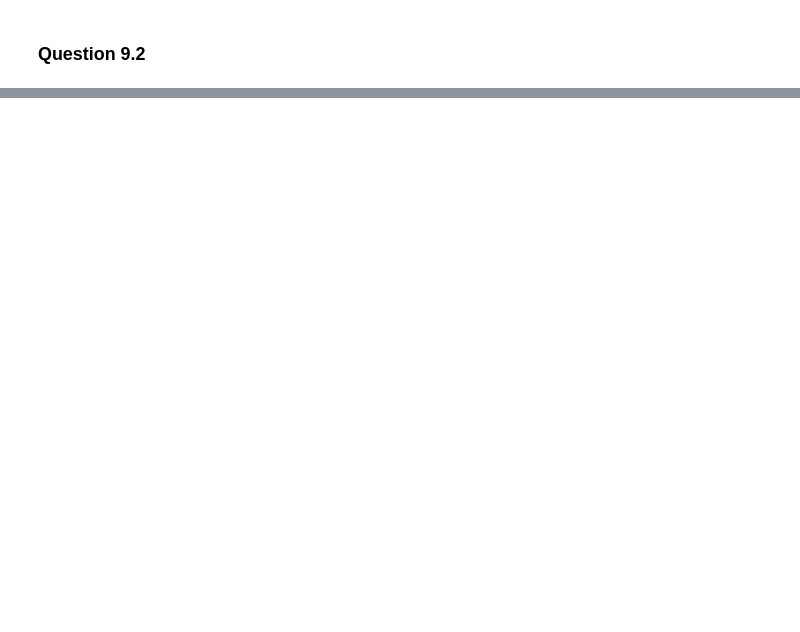
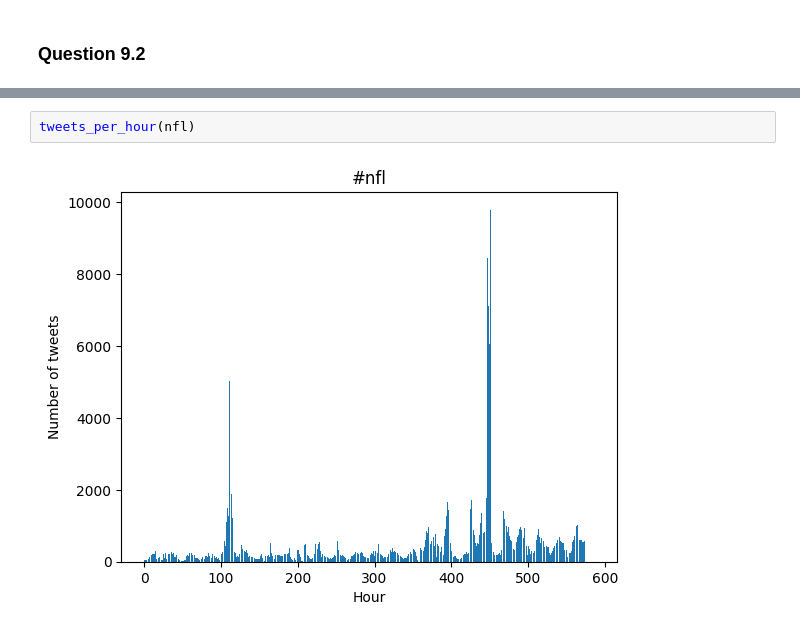
Before and after one commit to stswee/ECE219, a Jupyter notebook: Project_4/ECE219_Project_4_Part_2.ipynb, the cells around one changed output, grey strips where cells are left out. Drawn from its saved outputs; the diff is of its cells as text; blank space fills up the shorter version.

```diff
--- a/Project_4/ECE219_Project_4_Part_2.ipynb
+++ b/Project_4/ECE219_Project_4_Part_2.ipynb
@@ -88,0 +138,4 @@ tweets_per_hour('tweets_#gopatriots.txt')
+# %%
+tweets_per_hour(nfl)
+# %% [output]
+[figure, added]
```
Also changed, not shown: parts of 11 cells of this notebook.
